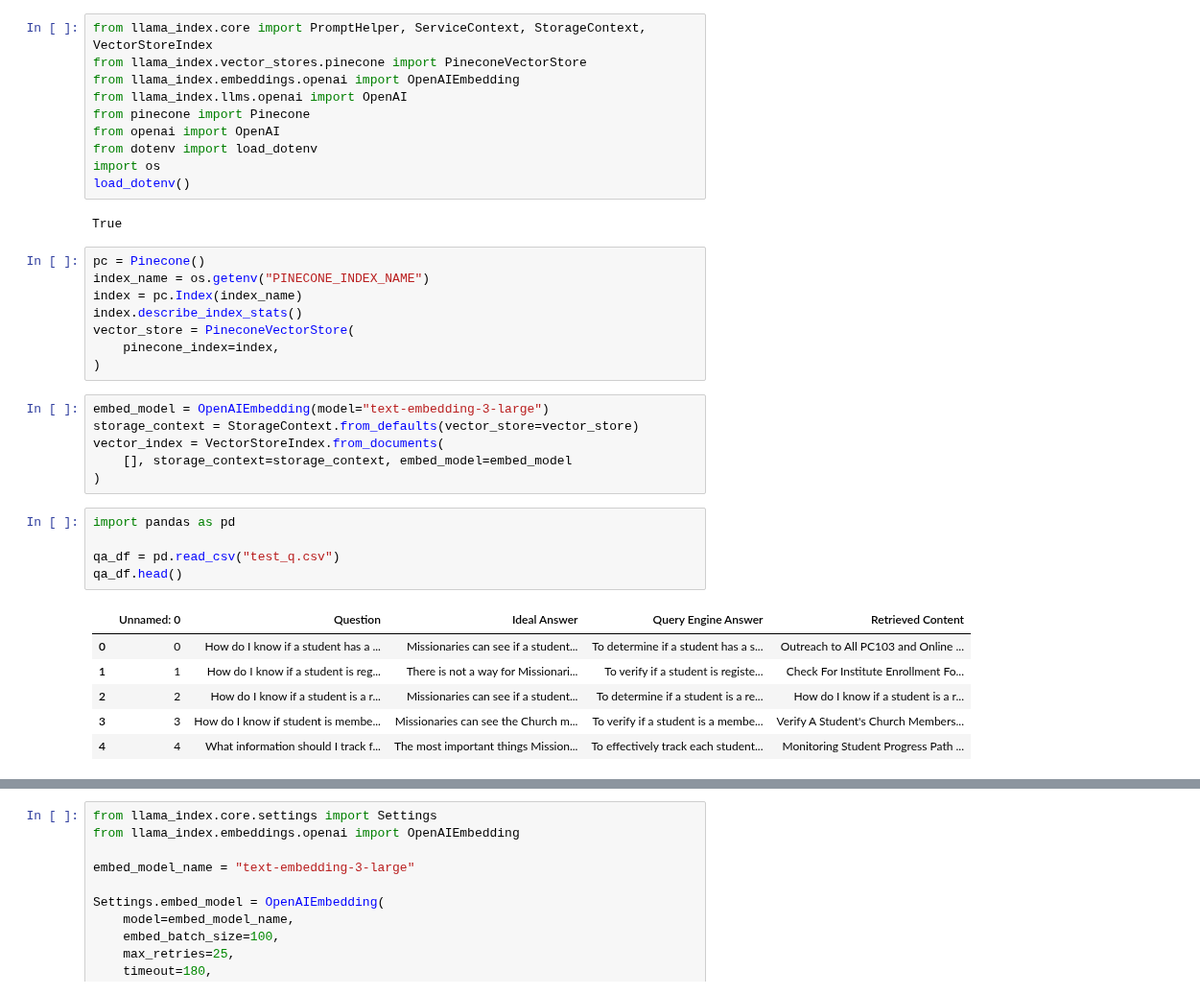
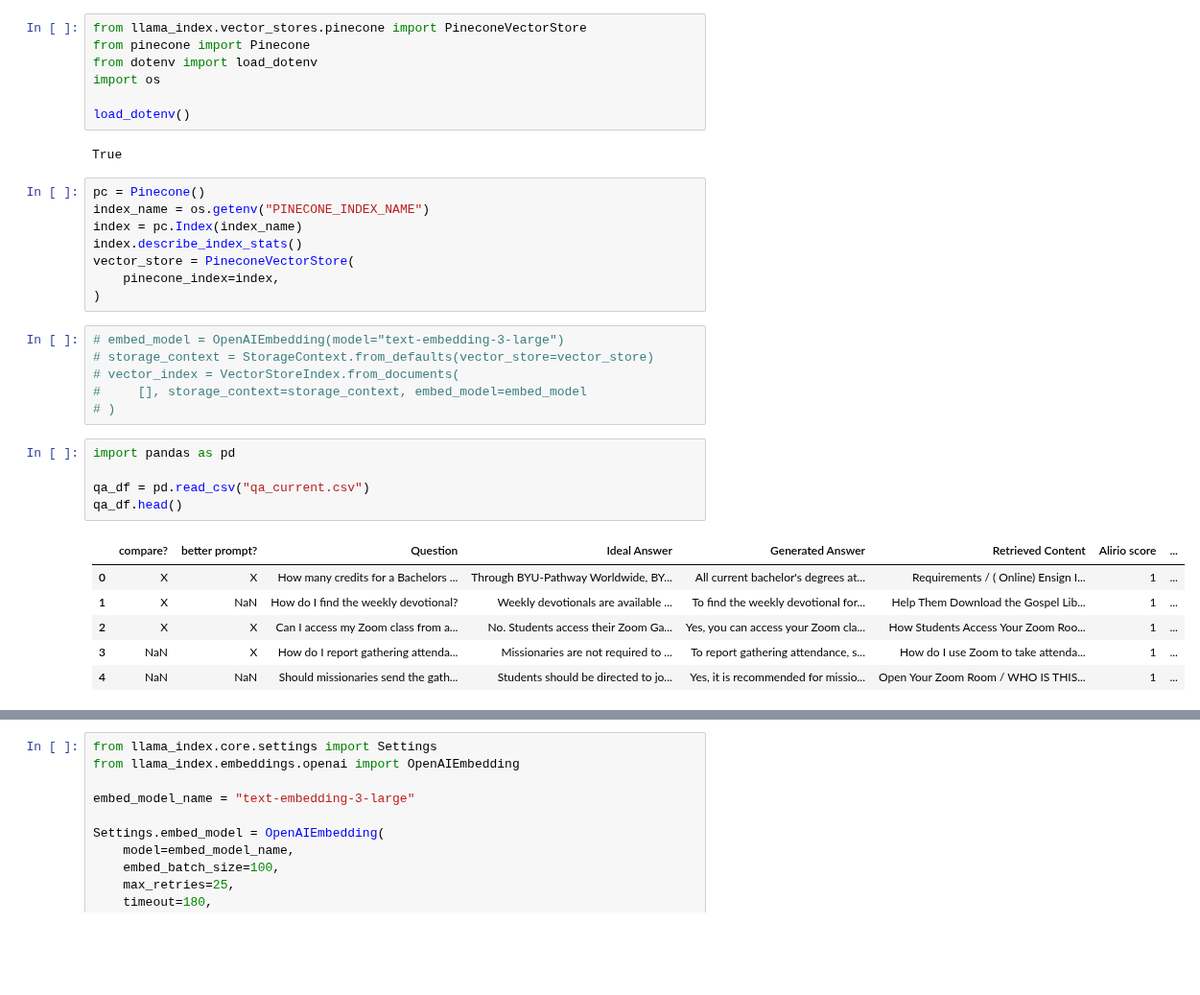
Before and after one commit to DallanQ/pathway-chatbot, a Jupyter notebook: backend/test_index.ipynb, the cells around one changed output, grey strips where cells are left out. Shown at 96% size. Cells and saved outputs as stored; diff of their text form; blank space fills up the shorter version.

```diff
--- a/backend/test_index.ipynb
+++ b/backend/test_index.ipynb
@@ -1,12 +1,9 @@
 # %%
-from llama_index.core import PromptHelper, ServiceContext, StorageContext, VectorStoreIndex
 from llama_index.vector_stores.pinecone import PineconeVectorStore
-from llama_index.embeddings.openai import OpenAIEmbedding
-from llama_index.llms.openai import OpenAI
 from pinecone import Pinecone
-from openai import OpenAI
 from dotenv import load_dotenv
 import os
+
 load_dotenv()
 # %% [output]
 True
@@ -19,20 +16,20 @@ vector_store = PineconeVectorStore(
     pinecone_index=index,
 )
 # %%
-embed_model = OpenAIEmbedding(model="text-embedding-3-large")
-storage_context = StorageContext.from_defaults(vector_store=vector_store)
-vector_index = VectorStoreIndex.from_documents(
-    [], storage_context=storage_context, embed_model=embed_model
-)
+# embed_model = OpenAIEmbedding(model="text-embedding-3-large")
+# storage_context = StorageContext.from_defaults(vector_store=vector_store)
+# vector_index = VectorStoreIndex.from_documents(
+#     [], storage_context=storage_context, embed_model=embed_model
+# )
 # %%
 import pandas as pd
 
-qa_df = pd.read_csv("test_q.csv")
+qa_df = pd.read_csv("qa_current.csv")
 qa_df.head()
 # %% [output]
-|  | Unnamed: 0 | Question | Ideal Answer | Query Engine Answer | Retrieved Content |
-| 0 | 0 | How do I know if a student has a ... | Missionaries can see if a student... | To determine if a student has a s... | Outreach to All PC103 and Online ... |
-| 1 | 1 | How do I know if a student is reg... | There is not a way for Missionari... | To verify if a student is registe... | Check For Institute Enrollment Fo... |
-| 2 | 2 | How do I know if a student is a r... | Missionaries can see if a student... | To determine if a student is a re... | How do I know if a student is a r... |
-| 3 | 3 | How do I know if student is membe... | Missionaries can see the Church m... | To verify if a student is a membe... | Verify A Student's Church Members... |
-| 4 | 4 | What information should I track f... | The most important things Mission... | To effectively track each student... | Monitoring Student Progress Path ... |
+|  | compare? | better prompt? | Question | Ideal Answer | Generated Answer | Retrieved Content | Alirio score | ... |
+| 0 | X | X | How many credits for a Bachelors ... | Through BYU-Pathway Worldwide, BY... | All current bachelor's degrees at... | Requirements / ( Online) Ensign I... | 1 | ... |
+| 1 | X | NaN | How do I find the weekly devotional? | Weekly devotionals are available ... | To find the weekly devotional for... | Help Them Download the Gospel Lib... | 1 | ... |
+| 2 | X | X | Can I access my Zoom class from a... | No. Students access their Zoom Ga... | Yes, you can access your Zoom cla... | How Students Access Your Zoom Roo... | 1 | ... |
+| 3 | NaN | X | How do I report gathering attenda... | Missionaries are not required to ... | To report gathering attendance, s... | How do I use Zoom to take attenda... | 1 | ... |
+| 4 | NaN | NaN | Should missionaries send the gath... | Students should be directed to jo... | Yes, it is recommended for missio... | Open Your Zoom Room / WHO IS THIS... | 1 | ... |
```
Also changed, not shown: parts of 8 cells of this notebook, 3 other files.
